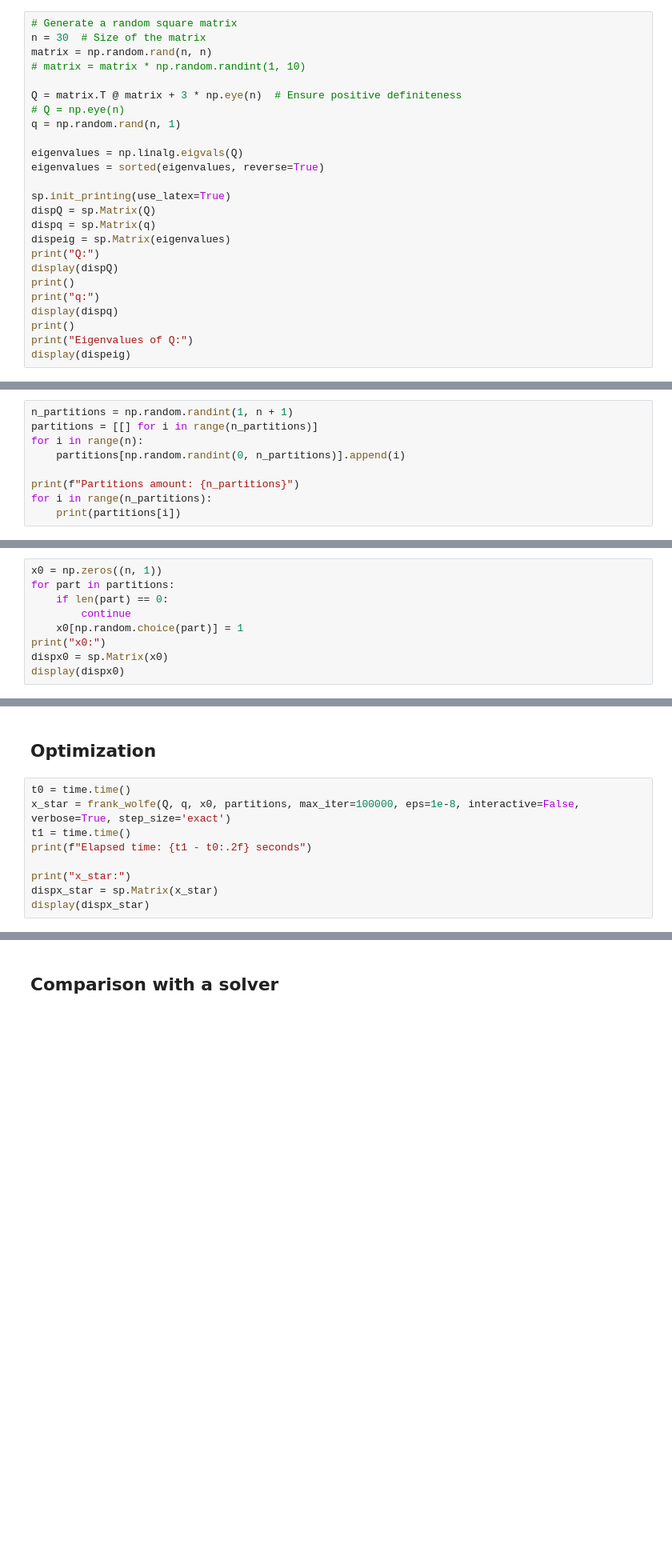
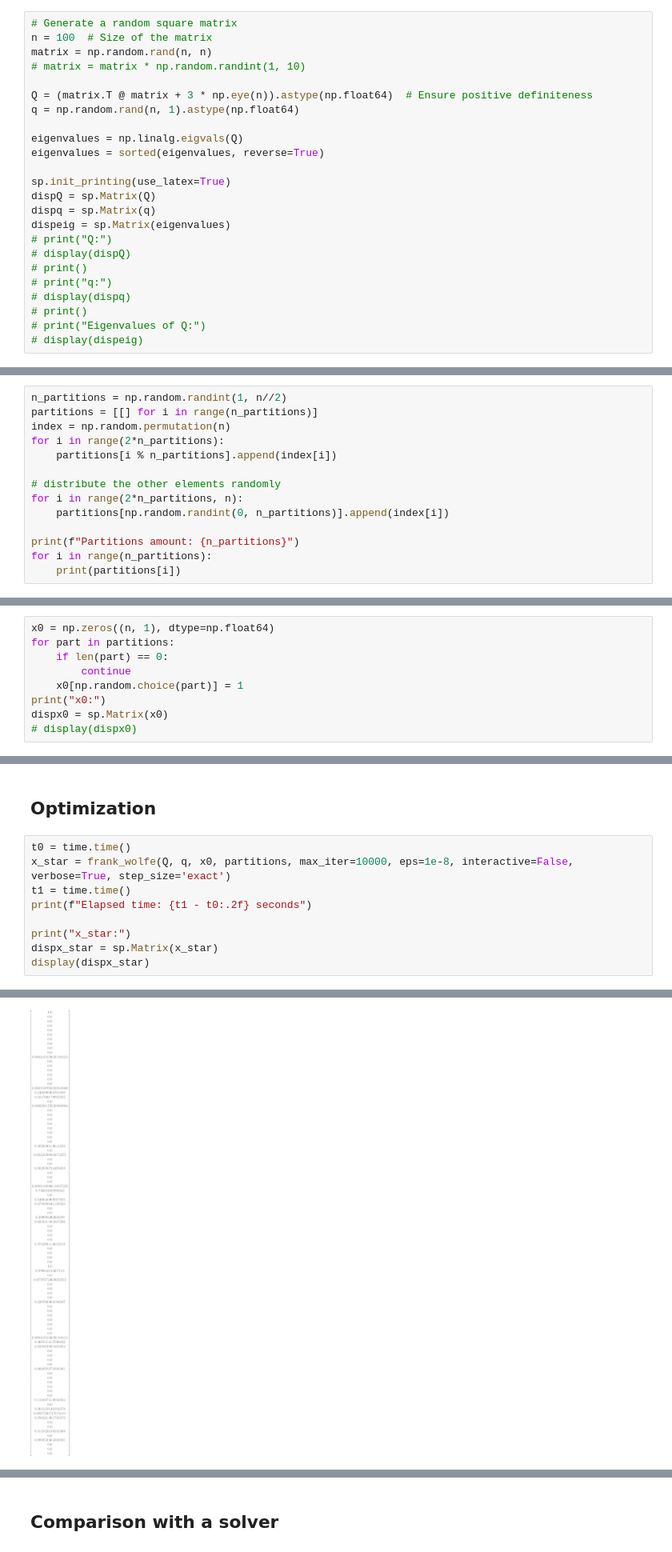
Before and after one commit to SalvatoreMastrangelo/frank-wolfe-constrained-optimization, a Jupyter notebook: frank_wolfe.ipynb, the cells around one changed output, grey strips where cells are left out. Shown at 80% size. Cells and saved outputs as stored; diff of their text form; blank space fills up the shorter version.

```diff
--- a/frank_wolfe.ipynb
+++ b/frank_wolfe.ipynb
@@ -66,13 +67,12 @@ def frank_wolfe(Q, q, x0, partitions, max_iter=100, eps=1e-6, interactive=False,
 ## generate Q matrix
 # %%
 # Generate a random square matrix
-n = 30  # Size of the matrix
+n = 100  # Size of the matrix
 matrix = np.random.rand(n, n)
 # matrix = matrix * np.random.randint(1, 10)
 
-Q = matrix.T @ matrix + 3 * np.eye(n)  # Ensure positive definiteness
-# Q = np.eye(n)
-q = np.random.rand(n, 1)
+Q = (matrix.T @ matrix + 3 * np.eye(n)).astype(np.float64)  # Ensure positive definiteness
+q = np.random.rand(n, 1).astype(np.float64)
 
 eigenvalues = np.linalg.eigvals(Q)
 eigenvalues = sorted(eigenvalues, reverse=True)
@@ -81,14 +81,14 @@ sp.init_printing(use_latex=True)
 dispQ = sp.Matrix(Q)
 dispq = sp.Matrix(q)
 dispeig = sp.Matrix(eigenvalues)
-print("Q:")
-display(dispQ)
-print()
-print("q:")
-display(dispq)
-print()
-print("Eigenvalues of Q:")
-display(dispeig)
+# print("Q:")
+# display(dispQ)
+# print()
+# print("q:")
+# display(dispq)
+# print()
+# print("Eigenvalues of Q:")
+# display(dispeig)
 # %%
 # import plotly.graph_objects as go
 
@@ -122,10 +122,15 @@ display(dispeig)
 # %% [markdown]
 ## Generate constraints
 # %%
-n_partitions = np.random.randint(1, n + 1)
+n_partitions = np.random.randint(1, n//2)
 partitions = [[] for i in range(n_partitions)]
-for i in range(n):
-    partitions[np.random.randint(0, n_partitions)].append(i)
+index = np.random.permutation(n)
+for i in range(2*n_partitions):
+    partitions[i % n_partitions].append(index[i])
+
+# distribute the other elements randomly
+for i in range(2*n_partitions, n):
+    partitions[np.random.randint(0, n_partitions)].append(index[i])
 
 print(f"Partitions amount: {n_partitions}")
 for i in range(n_partitions):
@@ -133,11 +152,11 @@ for i in range(n_partitions):
 # %% [markdown]
 ## Starting point
 # %%
-x0 = np.zeros((n, 1))
+x0 = np.zeros((n, 1), dtype=np.float64)
 for part in partitions:
     if len(part) == 0:
         continue
     x0[np.random.choice(part)] = 1
 print("x0:")
 dispx0 = sp.Matrix(x0)
-display(dispx0)
+# display(dispx0)
@@ -145,10 +166,11 @@ display(dispx0)
 ## Optimization
 # %%
 t0 = time.time()
-x_star = frank_wolfe(Q, q, x0, partitions, max_iter=100000, eps=1e-8, interactive=False, verbose=True, step_size='exact')
+x_star = frank_wolfe(Q, q, x0, partitions, max_iter=10000, eps=1e-8, interactive=False, verbose=True, step_size='exact')
 t1 = time.time()
 print(f"Elapsed time: {t1 - t0:.2f} seconds")
 
 print("x_star:")
 dispx_star = sp.Matrix(x_star)
 display(dispx_star)
+# %% [output]
@@ -155,3 +194,4 @@ display(dispx_star)
+[figure, added]
 # %%
 vals = []
 for i in range(n_partitions):
```
Also changed, not shown: parts of 8 cells of this notebook.
